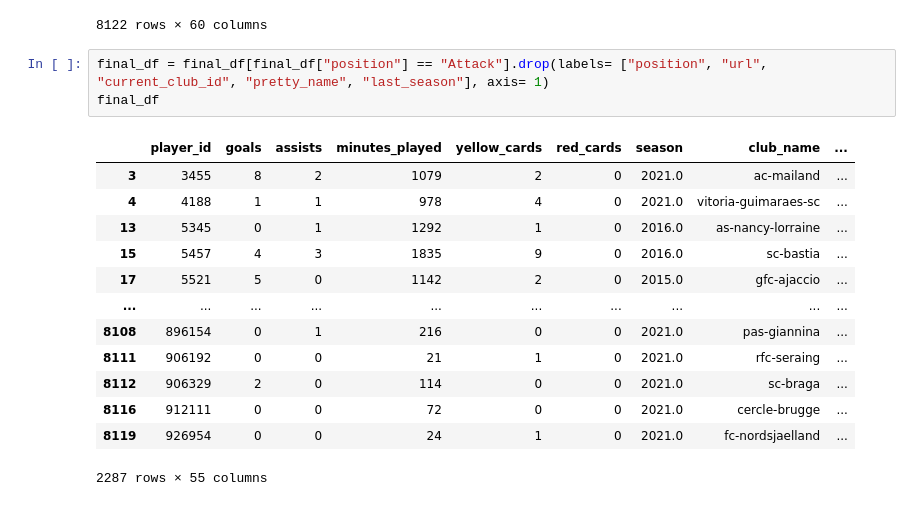
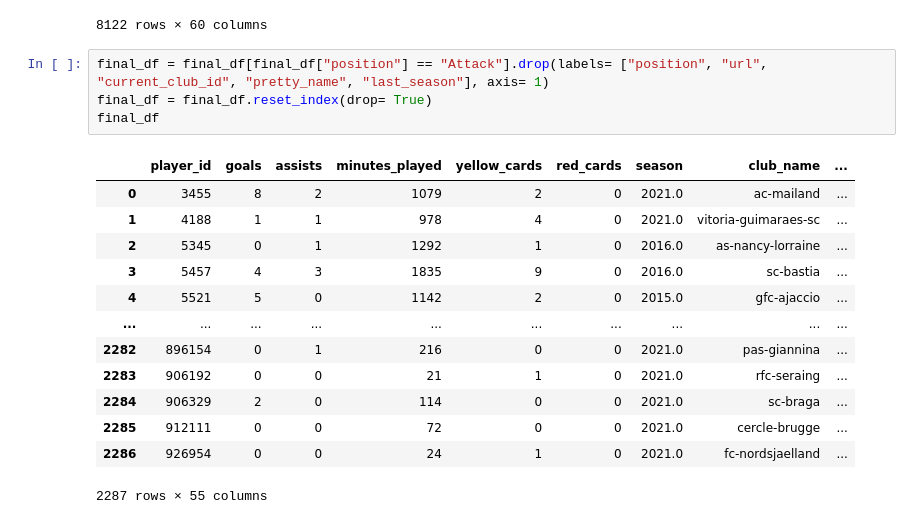
Before and after one commit to charbel-a-hC/ups-ml-football-player-value, a Jupyter notebook: Untitled.ipynb, the cells around one changed output. Saved outputs shown, nothing was run; the diff lists cells and outputs as text.

```diff
--- a/Untitled.ipynb
+++ b/Untitled.ipynb
@@ -336,18 +336,19 @@ final_df
 8122 rows × 60 columns
 # %%
 final_df = final_df[final_df["position"] == "Attack"].drop(labels= ["position", "url", "current_club_id", "pretty_name", "last_season"], axis= 1)
+final_df = final_df.reset_index(drop= True)
 final_df
 # %% [output]
 |  | player_id | goals | assists | minutes_played | yellow_cards | red_cards | season | club_name | ... |
-| 3 | 3455 | 8 | 2 | 1079 | 2 | 0 | 2021.0 | ac-mailand | ... |
-| 4 | 4188 | 1 | 1 | 978 | 4 | 0 | 2021.0 | vitoria-guimaraes-sc | ... |
-| 13 | 5345 | 0 | 1 | 1292 | 1 | 0 | 2016.0 | as-nancy-lorraine | ... |
-| 15 | 5457 | 4 | 3 | 1835 | 9 | 0 | 2016.0 | sc-bastia | ... |
-| 17 | 5521 | 5 | 0 | 1142 | 2 | 0 | 2015.0 | gfc-ajaccio | ... |
+| 0 | 3455 | 8 | 2 | 1079 | 2 | 0 | 2021.0 | ac-mailand | ... |
+| 1 | 4188 | 1 | 1 | 978 | 4 | 0 | 2021.0 | vitoria-guimaraes-sc | ... |
+| 2 | 5345 | 0 | 1 | 1292 | 1 | 0 | 2016.0 | as-nancy-lorraine | ... |
+| 3 | 5457 | 4 | 3 | 1835 | 9 | 0 | 2016.0 | sc-bastia | ... |
+| 4 | 5521 | 5 | 0 | 1142 | 2 | 0 | 2015.0 | gfc-ajaccio | ... |
 | ... | ... | ... | ... | ... | ... | ... | ... | ... | ... |
-| 8108 | 896154 | 0 | 1 | 216 | 0 | 0 | 2021.0 | pas-giannina | ... |
-| 8111 | 906192 | 0 | 0 | 21 | 1 | 0 | 2021.0 | rfc-seraing | ... |
-| 8112 | 906329 | 2 | 0 | 114 | 0 | 0 | 2021.0 | sc-braga | ... |
-| 8116 | 912111 | 0 | 0 | 72 | 0 | 0 | 2021.0 | cercle-brugge | ... |
-| 8119 | 926954 | 0 | 0 | 24 | 1 | 0 | 2021.0 | fc-nordsjaelland | ... |
+| 2282 | 896154 | 0 | 1 | 216 | 0 | 0 | 2021.0 | pas-giannina | ... |
+| 2283 | 906192 | 0 | 0 | 21 | 1 | 0 | 2021.0 | rfc-seraing | ... |
+| 2284 | 906329 | 2 | 0 | 114 | 0 | 0 | 2021.0 | sc-braga | ... |
+| 2285 | 912111 | 0 | 0 | 72 | 0 | 0 | 2021.0 | cercle-brugge | ... |
+| 2286 | 926954 | 0 | 0 | 24 | 1 | 0 | 2021.0 | fc-nordsjaelland | ... |
 2287 rows × 55 columns
```
Also changed, not shown: parts of 6 cells of this notebook.
